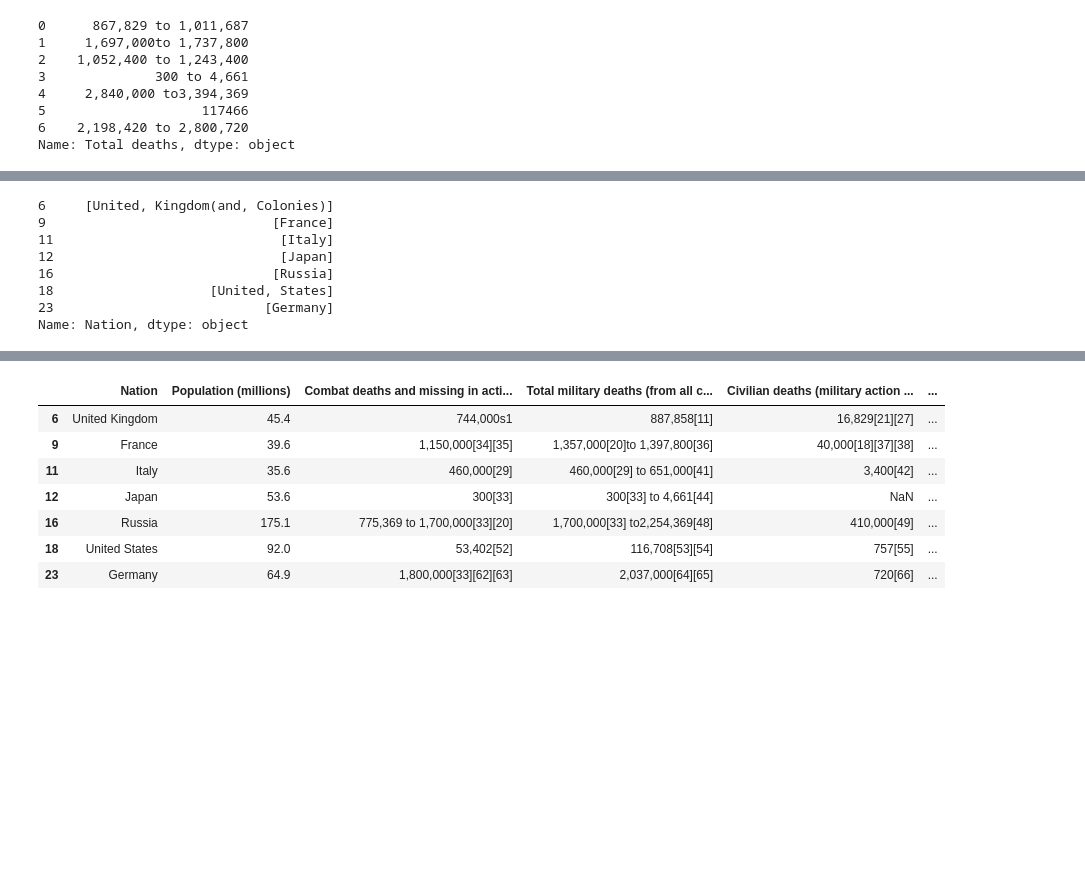
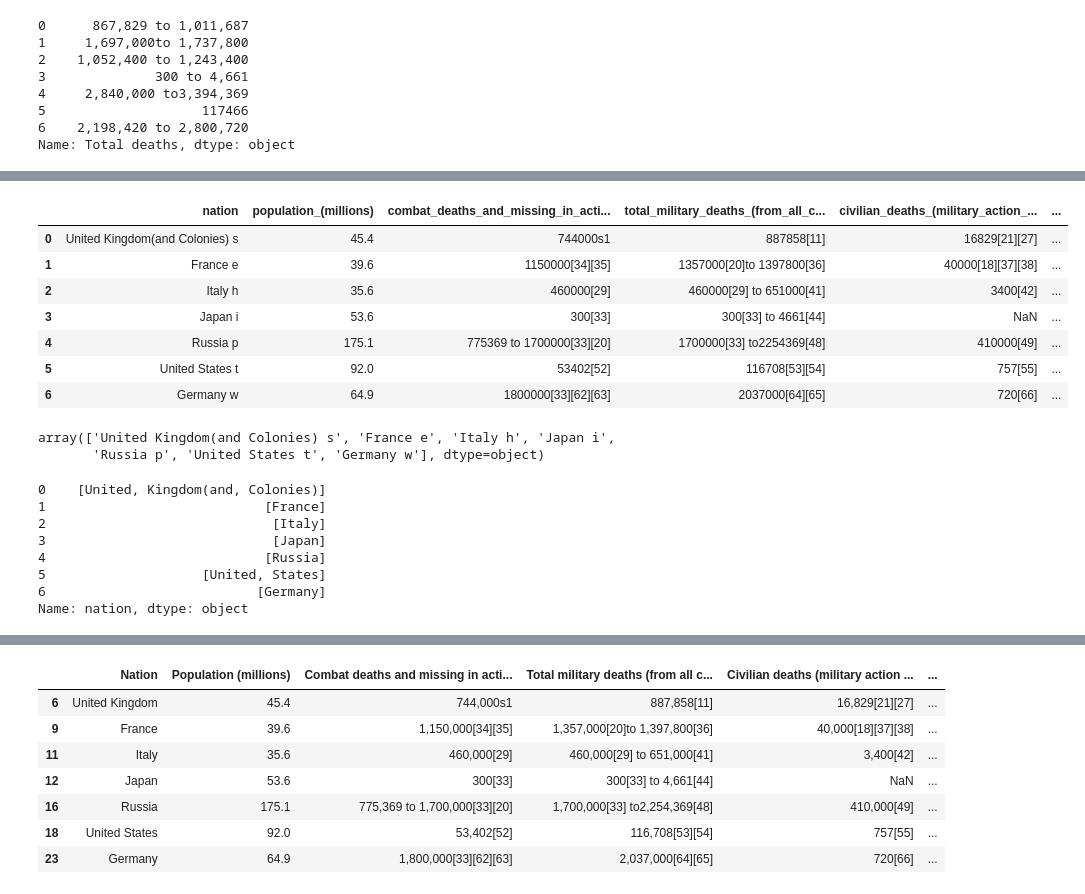
Before and after one commit to conorgleeson95/lecture4_workings, a Jupyter notebook: New Project.ipynb, the cells around one changed output, grey strips where cells are left out. Cells and saved outputs as stored; diff of their text form; code cells hidden in the pictures; blank space fills up the shorter version.

```diff
--- a/New Project.ipynb
+++ b/New Project.ipynb
@@ -281,13 +296,31 @@ world_war_updated
+# %%
+world_war_updated = world_war_updated.rename(mapper = rename_columns, axis = 1)
+# %%
+world_war_updated
+# %% [output]
+|  | nation | population_(millions) | combat_deaths_and_missing_in_acti... | total_military_deaths_(from_all_c... | civilian_deaths_(military_action_... | ... |
+| 0 | United Kingdom(and Colonies) s | 45.4 | 744000s1 | 887858[11] | 16829[21][27] | ... |
+| 1 | France e | 39.6 | 1150000[34][35] | 1357000[20]to 1397800[36] | 40000[18][37][38] | ... |
+| 2 | Italy h | 35.6 | 460000[29] | 460000[29] to 651000[41] | 3400[42] | ... |
+| 3 | Japan i | 53.6 | 300[33] | 300[33] to 4661[44] | NaN | ... |
+| 4 | Russia p | 175.1 | 775369 to 1700000[33][20] | 1700000[33] to2254369[48] | 410000[49] | ... |
+| 5 | United States t | 92.0 | 53402[52] | 116708[53][54] | 757[55] | ... |
+| 6 | Germany w | 64.9 | 1800000[33][62][63] | 2037000[64][65] | 720[66] | ... |
+# %%
+world_war_updated["nation"].unique()
+# %% [output]
+array(['United Kingdom(and Colonies) s', 'France e', 'Italy h', 'Japan i',
+       'Russia p', 'United States t', 'Germany w'], dtype=object)
 # %%
 #Splitting Countries to align with other set
-world_war_updated["Nation"].str.split().str[:-1]
+world_war_updated["nation"].str.split().str[:-1]
 # %% [output]
-6     [United, Kingdom(and, Colonies)]
-9                             [France]
-11                             [Italy]
-12                             [Japan]
-16                            [Russia]
-18                    [United, States]
-23                           [Germany]
-Name: Nation, dtype: object
+0    [United, Kingdom(and, Colonies)]
+1                            [France]
+2                             [Italy]
+3                             [Japan]
+4                            [Russia]
+5                    [United, States]
+6                           [Germany]
+Name: nation, dtype: object
 # %%
```
Also changed, not shown: parts of 41 cells of this notebook.
